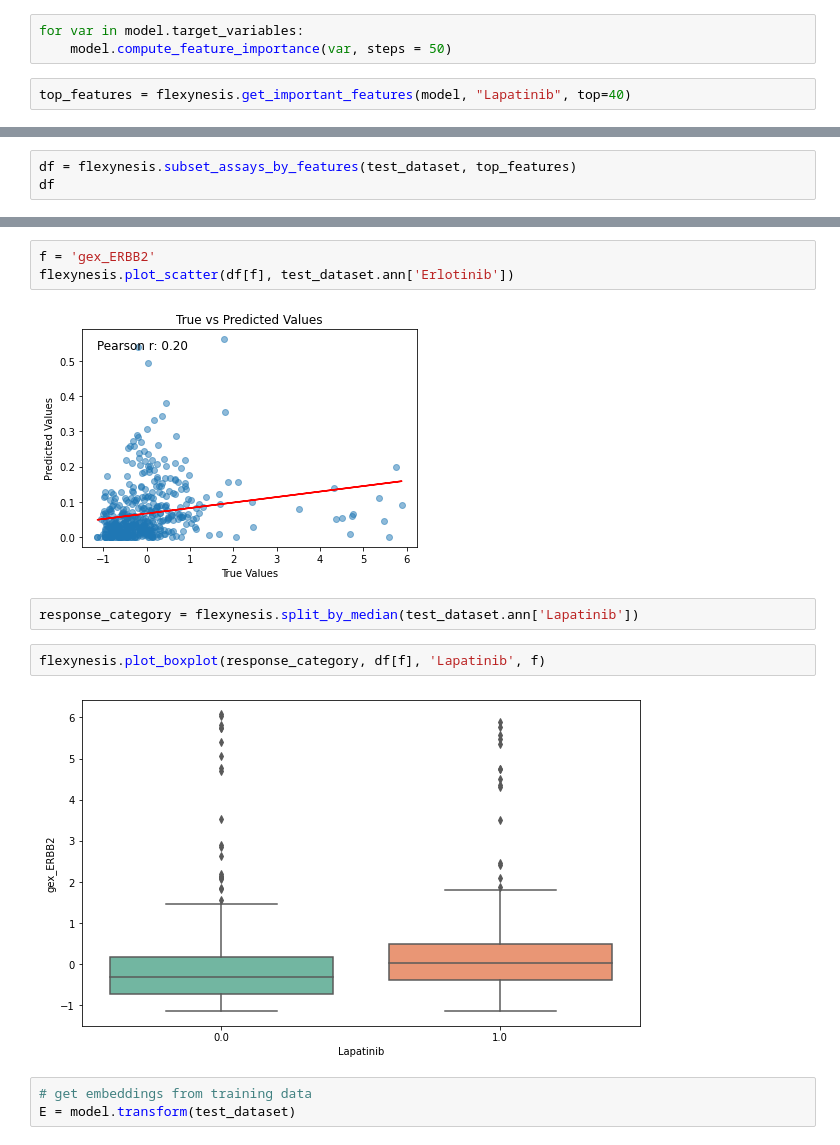
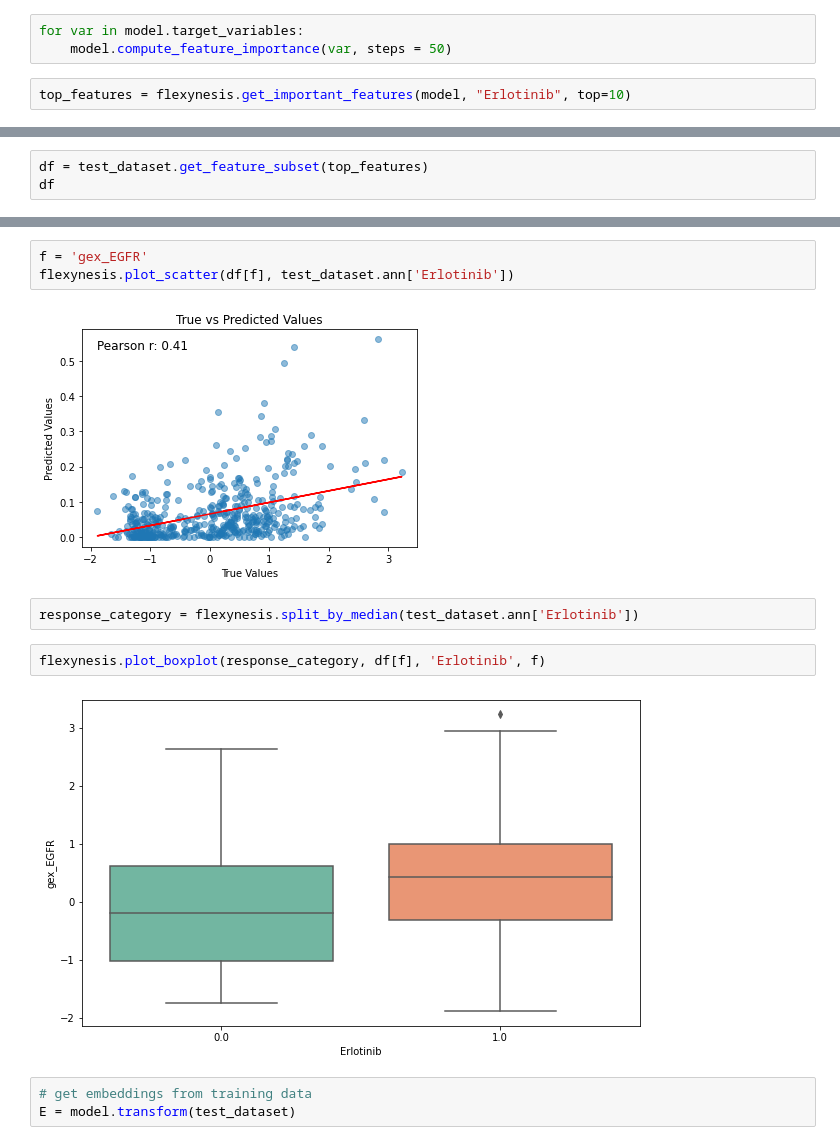
Before and after one commit to BIMSBbioinfo/flexynesis, a Jupyter notebook: examples/tutorials/modeling_drug_response.ipynb, the cells around one changed output, grey strips where cells are left out. Saved outputs shown, nothing was run; the diff lists cells and outputs as text.

```diff
--- a/examples/tutorials/modeling_drug_response.ipynb
+++ b/examples/tutorials/modeling_drug_response.ipynb
@@ -101,4 +80,4 @@ metrics_df
 for var in model.target_variables:
     model.compute_feature_importance(var, steps = 50)
 # %%
-top_features = flexynesis.get_important_features(model, "Lapatinib", top=40)
+top_features = flexynesis.get_important_features(model, "Erlotinib", top=10)
@@ -127,4 +98,4 @@ NameError: name 'df' is not defined
 # %%
-df = flexynesis.subset_assays_by_features(test_dataset, top_features)
+df = test_dataset.get_feature_subset(top_features)
 df
 # %% [output]
@@ -143,15 +114,15 @@ df
 930 rows × 10 columns
 # %%
-f = 'gex_ERBB2'
+f = 'gex_EGFR'
 flexynesis.plot_scatter(df[f], test_dataset.ann['Erlotinib'])
 # %% [output]
-[figure, old version]
+[figure, new version]
 # %%
-response_category = flexynesis.split_by_median(test_dataset.ann['Lapatinib'])
+response_category = flexynesis.split_by_median(test_dataset.ann['Erlotinib'])
 # %%
-flexynesis.plot_boxplot(response_category, df[f], 'Lapatinib', f)
+flexynesis.plot_boxplot(response_category, df[f], 'Erlotinib', f)
 # %% [output]
-[figure, old version]
+[figure, new version]
 # %%
 # get embeddings from training data
 E = model.transform(test_dataset)
```
Also changed, not shown: parts of 15 cells of this notebook.
